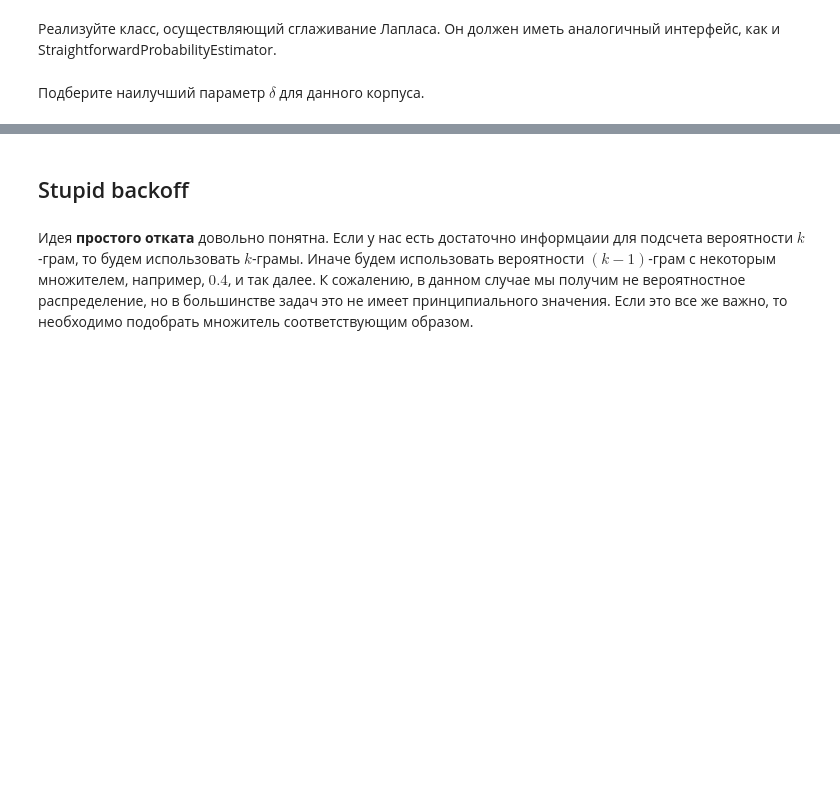
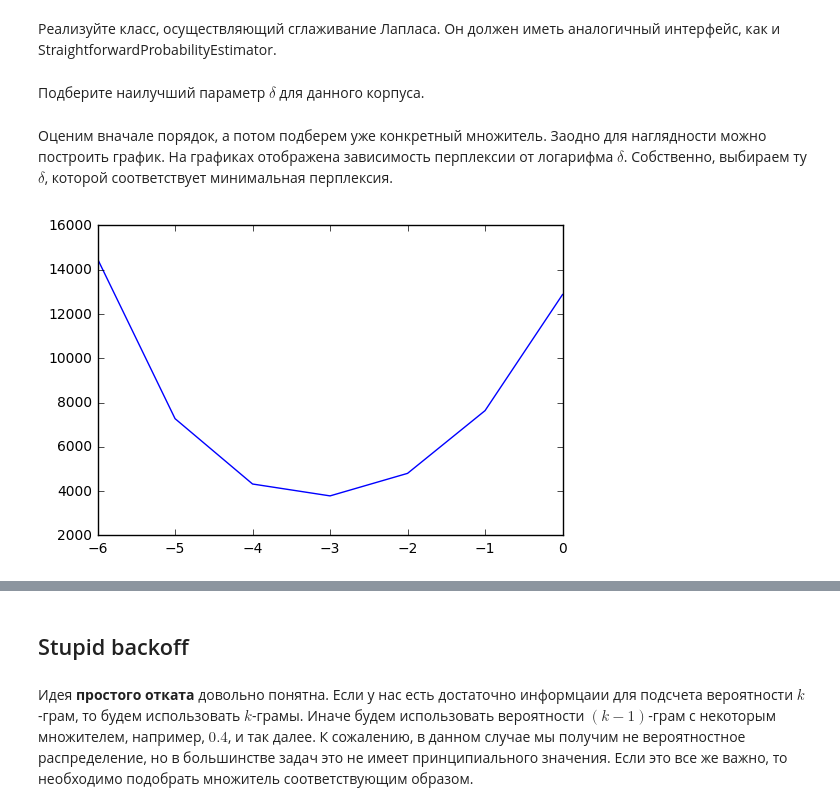
Before and after one commit to onaga1958/SHAD-NLP, a Jupyter notebook: hw/1/NLP_LM_2017.ipynb, the cells around one changed output, grey strips where cells are left out. Drawn from its saved outputs; the diff is of its cells as text; code cells hidden in the pictures; blank space fills up the shorter version.

```diff
--- a/hw/1/NLP_LM_2017.ipynb
+++ b/hw/1/NLP_LM_2017.ipynb
@@ -201,7 +201,7 @@ def perplexity(estimator, sents):
     perp = 0
     N = 0
     for sent in sents:
-        perp += np.log(max(estimator.prob(sent), 10 ** (-100)))
+        perp += np.log(estimator.prob(sent) or 10 ** (-100))
         N += len(sent)
 
     perp /= -N
@@ -422,3 +424,5 @@ class LaplaceProbabilityEstimator:
         return prob
 # %% [markdown]
 Подберите наилучший параметр $\delta$ для данного корпуса.
+# %% [markdown]
+Оценим вначале порядок, а потом подберем уже конкретный множитель. Заодно для наглядности можно построить график. На графиках отображена зависимость перплексии от логарифма $\delta$. Собственно, выбираем ту $\delta$, которой соответствует минимальная перплексия.
@@ -424,0 +434,15 @@ class LaplaceProbabilityEstimator:
+# %%
+def get_perplexity(delta):
+    laplace_estimator = LaplaceProbabilityEstimator(storage, delta)
+    return perplexity(laplace_estimator, test_sents)
+
+
+def get_best_delta_from_possible_deltas(possible_deltas):
+    perplexities = [get_perplexity(d) for d in possible_deltas]
+    plt.plot(np.log10(possible_deltas), perplexities)
+    best_index = np.argmin(perplexities)
+    return possible_deltas[best_index]
+# %%
+rough_estimate = get_best_delta_from_possible_deltas([10 ** i for i in range(-6,1)])
+# %% [output]
+[figure, added]
```
Also changed, not shown: parts of 27 cells of this notebook.
